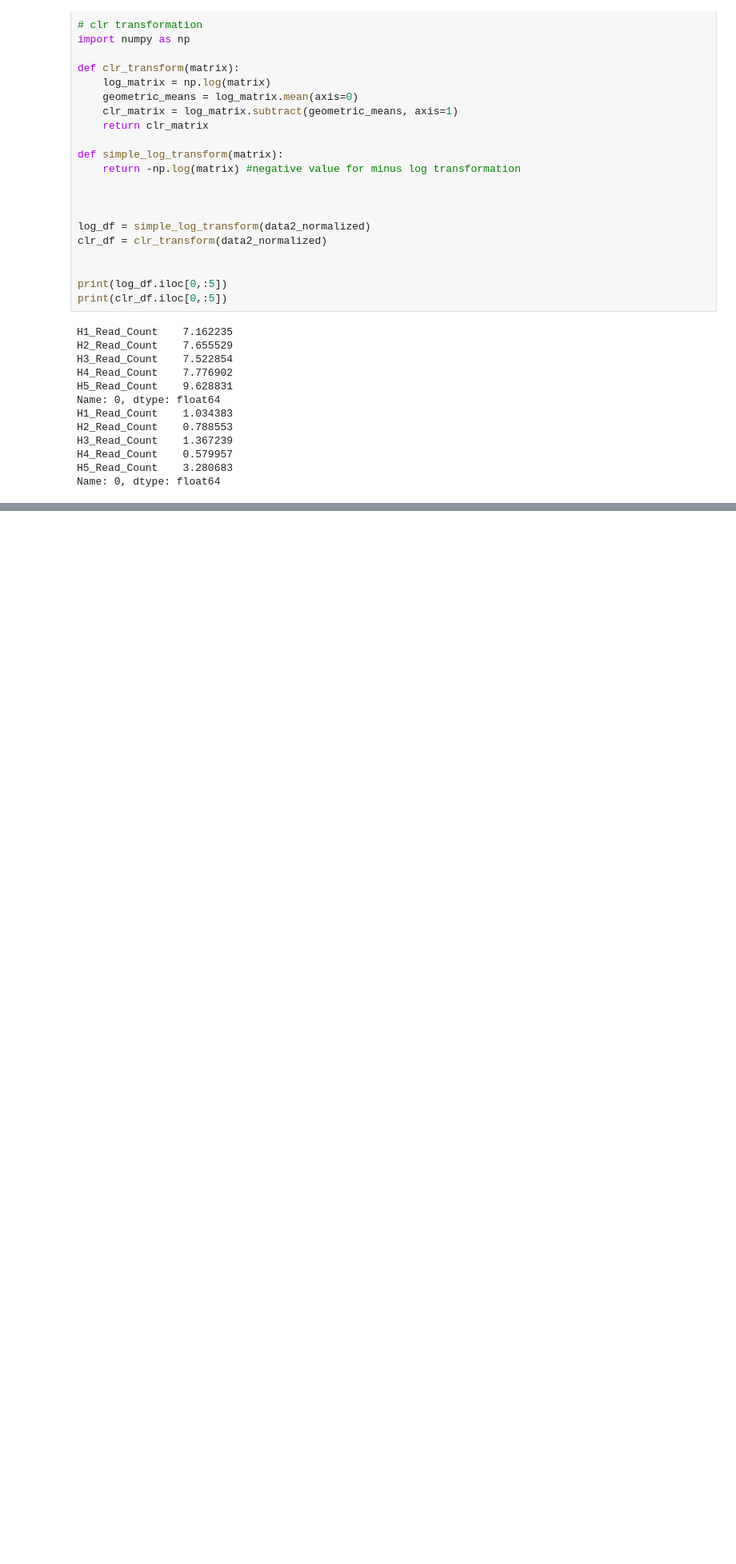
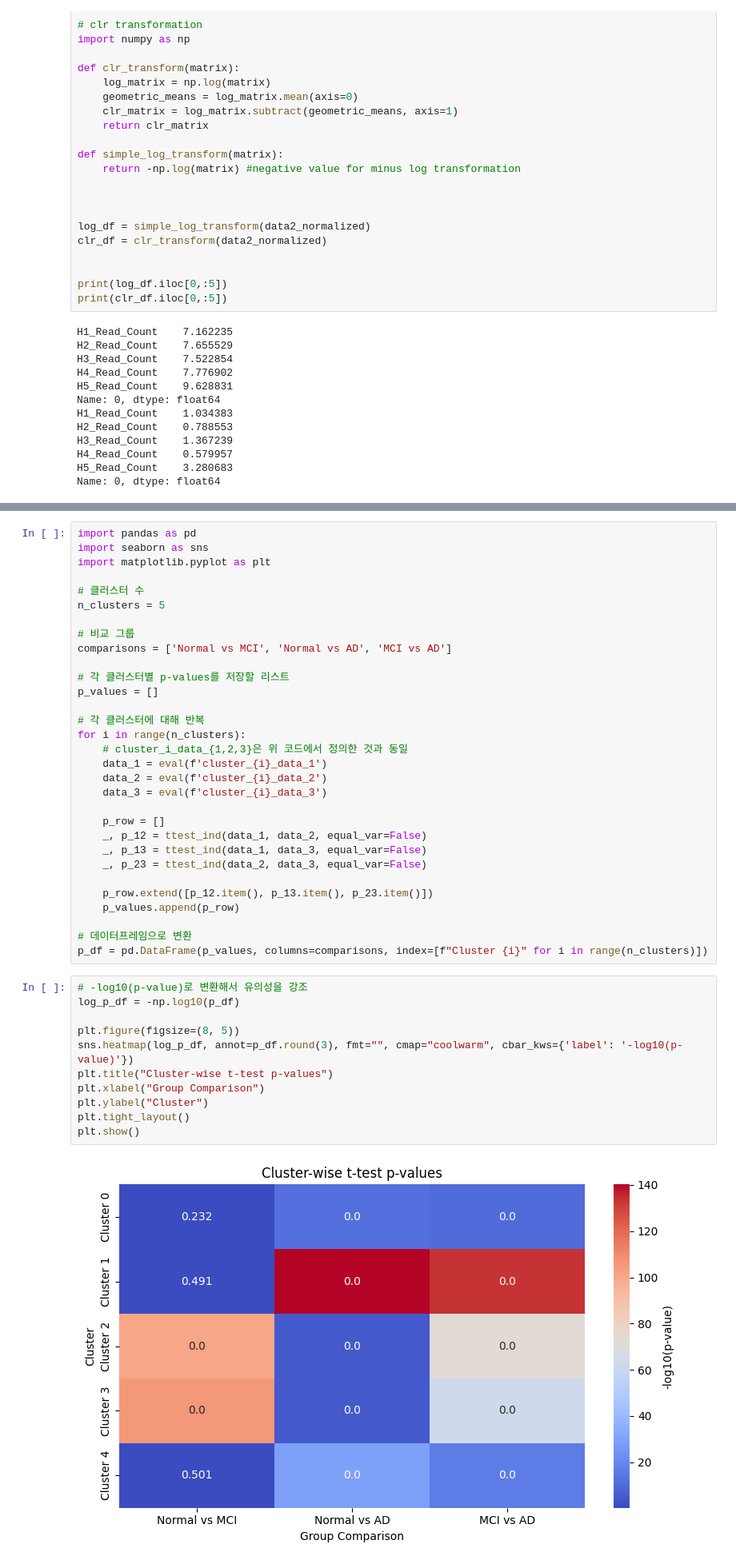
Before and after one commit to lookbackjh/mRNA_clustering, a Jupyter notebook: analysis.ipynb, the cells around one changed output, grey strips where cells are left out. Shown at 80% size. Saved outputs shown, nothing was run; the diff lists cells and outputs as text; blank space fills up the shorter version.

```diff
--- a/analysis.ipynb
+++ b/analysis.ipynb
@@ -288,0 +322,44 @@ Cluster 4 (MCI vs Alzheimer's): t-statistic = [-10.41701127], p-value = [1.20478
+# %%
+import pandas as pd
+import seaborn as sns
+import matplotlib.pyplot as plt
+
+# 클러스터 수
+n_clusters = 5
+
+# 비교 그룹
+comparisons = ['Normal vs MCI', 'Normal vs AD', 'MCI vs AD']
+
+# 각 클러스터별 p-values를 저장할 리스트
+p_values = []
+
+# 각 클러스터에 대해 반복
+for i in range(n_clusters):
+    # cluster_i_data_{1,2,3}은 위 코드에서 정의한 것과 동일
+    data_1 = eval(f'cluster_{i}_data_1')
+    data_2 = eval(f'cluster_{i}_data_2')
+    data_3 = eval(f'cluster_{i}_data_3')
+
+    p_row = []
+    _, p_12 = ttest_ind(data_1, data_2, equal_var=False)
+    _, p_13 = ttest_ind(data_1, data_3, equal_var=False)
+    _, p_23 = ttest_ind(data_2, data_3, equal_var=False)
+
+    p_row.extend([p_12.item(), p_13.item(), p_23.item()])
+    p_values.append(p_row)
+
+# 데이터프레임으로 변환
+p_df = pd.DataFrame(p_values, columns=comparisons, index=[f"Cluster {i}" for i in range(n_clusters)])
+# %%
+# -log10(p-value)로 변환해서 유의성을 강조
+log_p_df = -np.log10(p_df)
+
+plt.figure(figsize=(8, 5))
+sns.heatmap(log_p_df, annot=p_df.round(3), fmt="", cmap="coolwarm", cbar_kws={'label': '-log10(p-value)'})
+plt.title("Cluster-wise t-test p-values")
+plt.xlabel("Group Comparison")
+plt.ylabel("Cluster")
+plt.tight_layout()
+plt.show()
+# %% [output]
+[figure, added]
```
Also changed, not shown: parts of 7 cells of this notebook.
